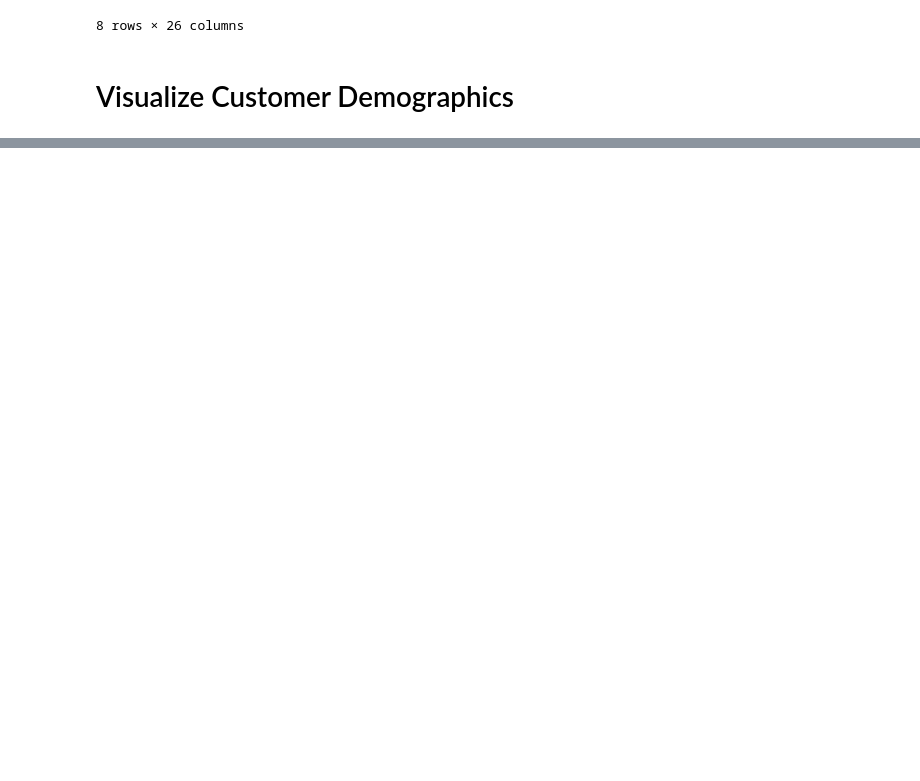
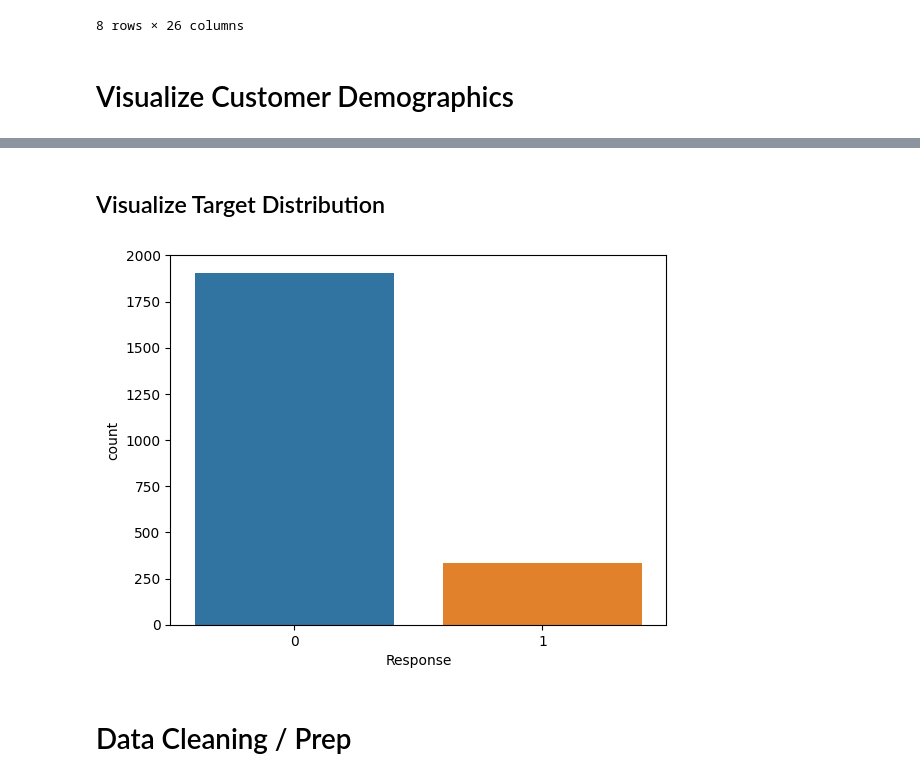
Before and after one commit to just1nt1me/marketing_campaign, a Jupyter notebook: EDA.ipynb, the cells around one changed output, grey strips where cells are left out. Cells and saved outputs as stored; diff of their text form; code cells hidden in the pictures; blank space fills up the shorter version.

```diff
--- a/EDA.ipynb
+++ b/EDA.ipynb
@@ -158,0 +193,9 @@ TypeError: Horizontal orientation requires numeric `x` variable.
+# %% [markdown]
+## Visualize Target Distribution
+# %%
+sns.countplot(data = df, x = 'Response')
+plt.show();
+# %% [output]
+[figure, added]
+# %% [markdown]
+# Data Cleaning / Prep
```
Also changed, not shown: parts of 10 cells of this notebook, 2 other files.
